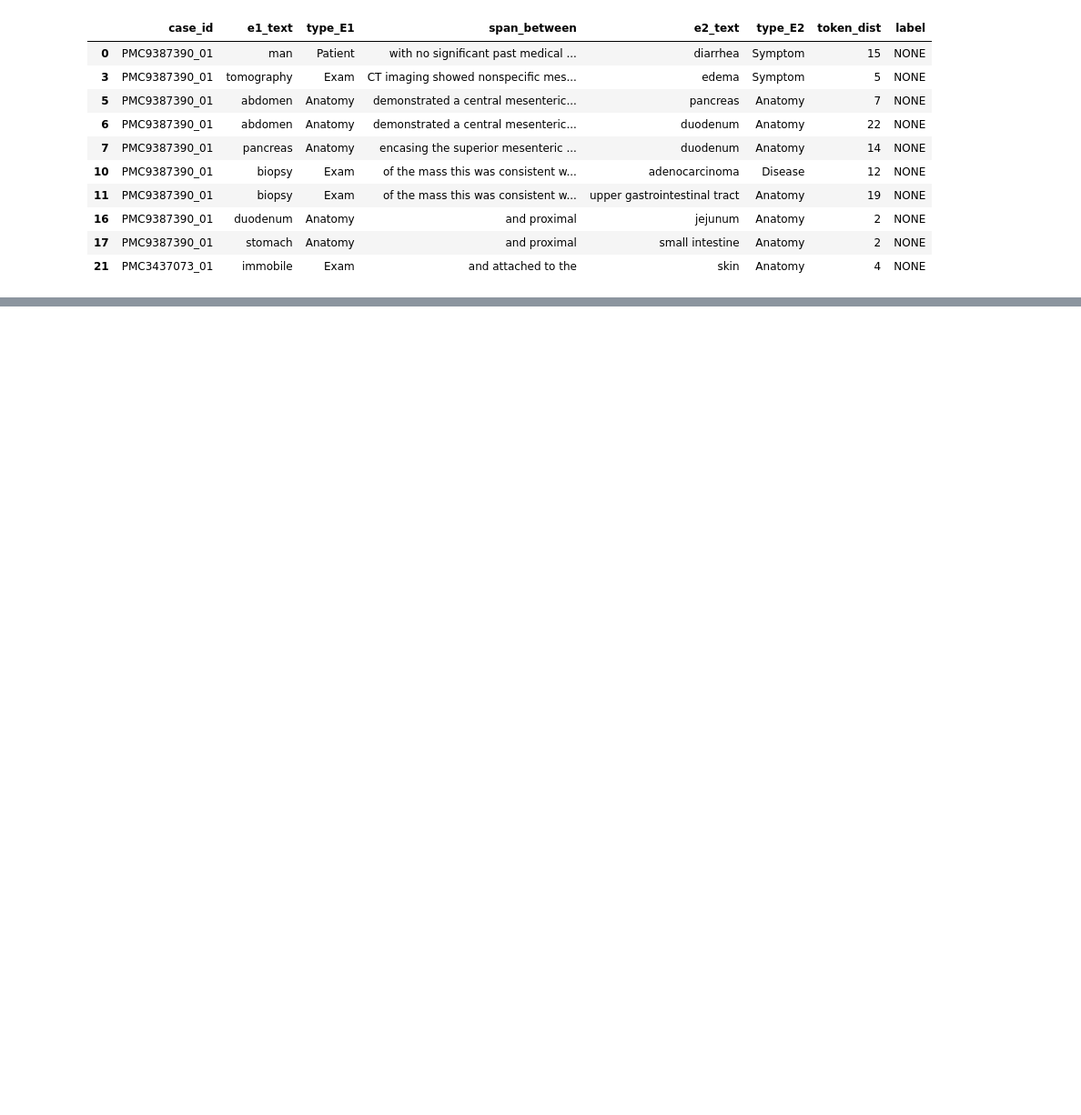
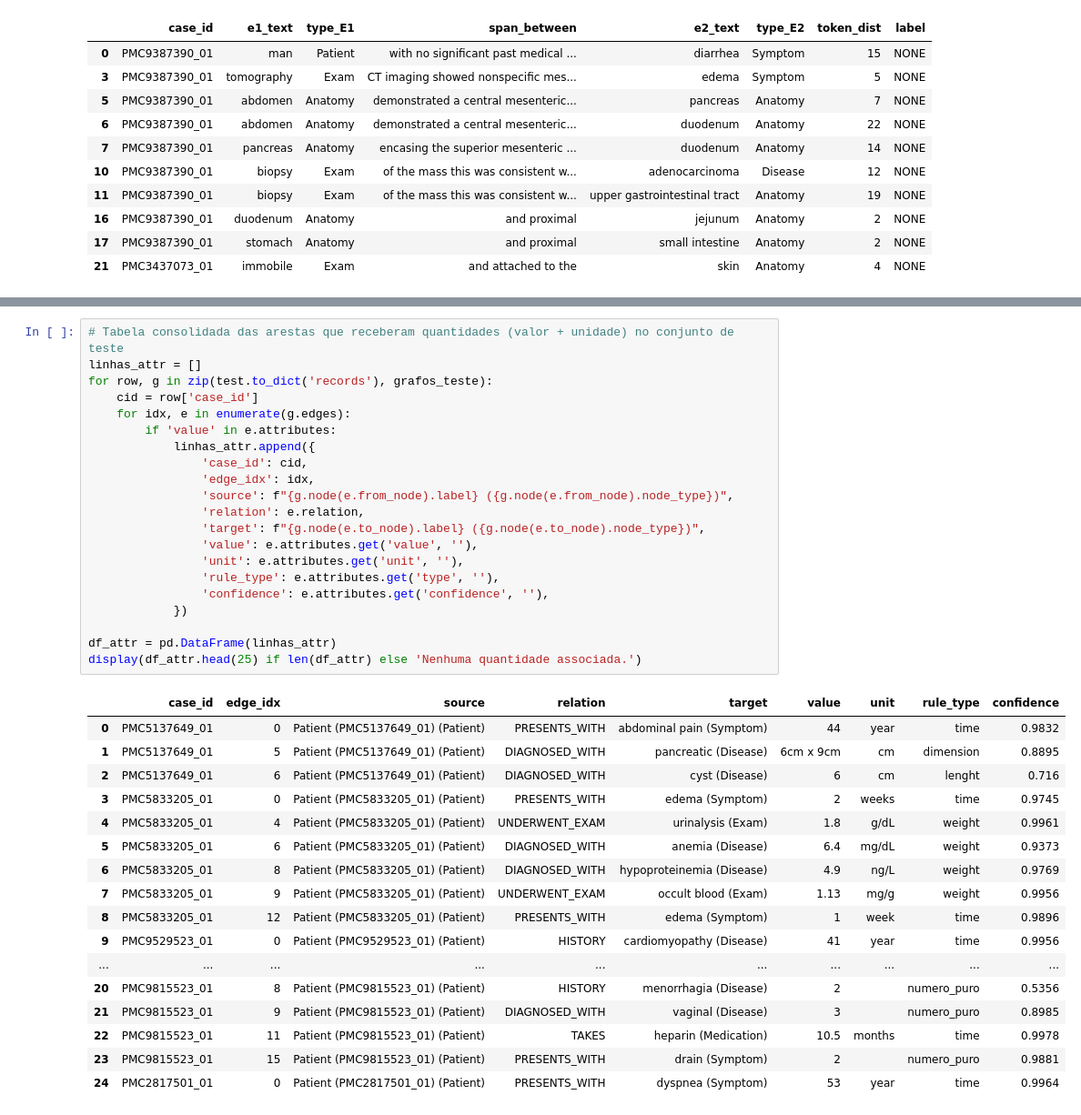
Before and after one commit to AnaBeatrizHidalgo/Diplotokens-P1, a Jupyter notebook: project02/notebooks/node_classifier_LR.ipynb, the cells around one changed output, grey strips where cells are left out. Shown at 91% size. Drawn from its saved outputs; the diff is of its cells as text; blank space fills up the shorter version.

```diff
--- a/project02/notebooks/node_classifier_LR.ipynb
+++ b/project02/notebooks/node_classifier_LR.ipynb
@@ -467,0 +721,39 @@ Arestas positivas por par de tipos: {'Patient->Disease': 249, 'Patient->Exam': 2
+# %%
+# Tabela consolidada das arestas que receberam quantidades (valor + unidade) no conjunto de teste
+linhas_attr = []
+for row, g in zip(test.to_dict('records'), grafos_teste):
+    cid = row['case_id']
+    for idx, e in enumerate(g.edges):
+        if 'value' in e.attributes:
+            linhas_attr.append({
+                'case_id': cid,
+                'edge_idx': idx,
+                'source': f"{g.node(e.from_node).label} ({g.node(e.from_node).node_type})",
+                'relation': e.relation,
+                'target': f"{g.node(e.to_node).label} ({g.node(e.to_node).node_type})",
+                'value': e.attributes.get('value', ''),
+                'unit': e.attributes.get('unit', ''),
+                'rule_type': e.attributes.get('type', ''),
+                'confidence': e.attributes.get('confidence', ''),
+            })
+
+df_attr = pd.DataFrame(linhas_attr)
+display(df_attr.head(25) if len(df_attr) else 'Nenhuma quantidade associada.')
+# %% [output]
+|  | case_id | edge_idx | source | relation | target | value | unit | rule_type | confidence |
+| 0 | PMC5137649_01 | 0 | Patient (PMC5137649_01) (Patient) | PRESENTS_WITH | abdominal pain (Symptom) | 44 | year | time | 0.9832 |
+| 1 | PMC5137649_01 | 5 | Patient (PMC5137649_01) (Patient) | DIAGNOSED_WITH | pancreatic (Disease) | 6cm x 9cm | cm | dimension | 0.8895 |
+| 2 | PMC5137649_01 | 6 | Patient (PMC5137649_01) (Patient) | DIAGNOSED_WITH | cyst (Disease) | 6 | cm | lenght | 0.716 |
+| 3 | PMC5833205_01 | 0 | Patient (PMC5833205_01) (Patient) | PRESENTS_WITH | edema (Symptom) | 2 | weeks | time | 0.9745 |
+| 4 | PMC5833205_01 | 4 | Patient (PMC5833205_01) (Patient) | UNDERWENT_EXAM | urinalysis (Exam) | 1.8 | g/dL | weight | 0.9961 |
+| 5 | PMC5833205_01 | 6 | Patient (PMC5833205_01) (Patient) | DIAGNOSED_WITH | anemia (Disease) | 6.4 | mg/dL | weight | 0.9373 |
+| 6 | PMC5833205_01 | 8 | Patient (PMC5833205_01) (Patient) | DIAGNOSED_WITH | hypoproteinemia (Disease) | 4.9 | ng/L | weight | 0.9769 |
+| 7 | PMC5833205_01 | 9 | Patient (PMC5833205_01) (Patient) | UNDERWENT_EXAM | occult blood (Exam) | 1.13 | mg/g | weight | 0.9956 |
+| 8 | PMC5833205_01 | 12 | Patient (PMC5833205_01) (Patient) | PRESENTS_WITH | edema (Symptom) | 1 | week | time | 0.9896 |
+| 9 | PMC9529523_01 | 0 | Patient (PMC9529523_01) (Patient) | HISTORY | cardiomyopathy (Disease) | 41 | year | time | 0.9956 |
+| ... | ... | ... | ... | ... | ... | ... | ... | ... | ... |
+| 20 | PMC9815523_01 | 8 | Patient (PMC9815523_01) (Patient) | HISTORY | menorrhagia (Disease) | 2 |  | numero_puro | 0.5356 |
+| 21 | PMC9815523_01 | 9 | Patient (PMC9815523_01) (Patient) | DIAGNOSED_WITH | vaginal (Disease) | 3 |  | numero_puro | 0.8985 |
+| 22 | PMC9815523_01 | 11 | Patient (PMC9815523_01) (Patient) | TAKES | heparin (Medication) | 10.5 | months | time | 0.9978 |
+| 23 | PMC9815523_01 | 15 | Patient (PMC9815523_01) (Patient) | PRESENTS_WITH | drain (Symptom) | 2 |  | numero_puro | 0.9881 |
+| 24 | PMC2817501_01 | 0 | Patient (PMC2817501_01) (Patient) | PRESENTS_WITH | dyspnea (Symptom) | 53 | year | time | 0.9964 |
```
Also changed, not shown: parts of 6 cells of this notebook, 26 other files.
